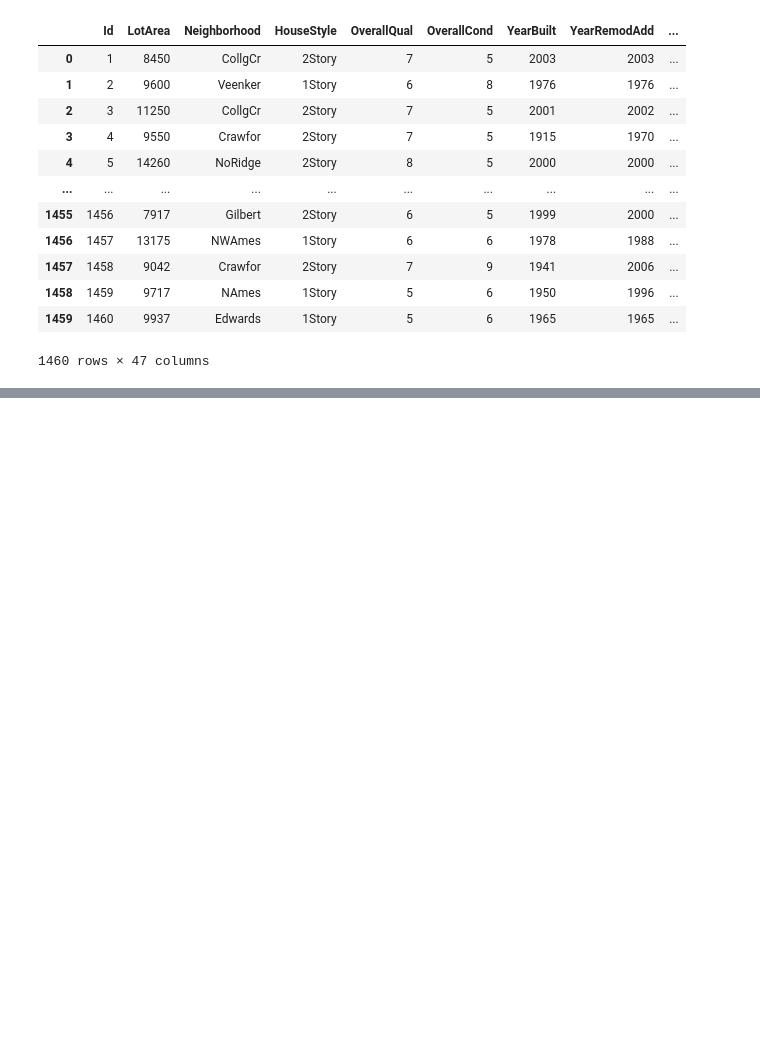
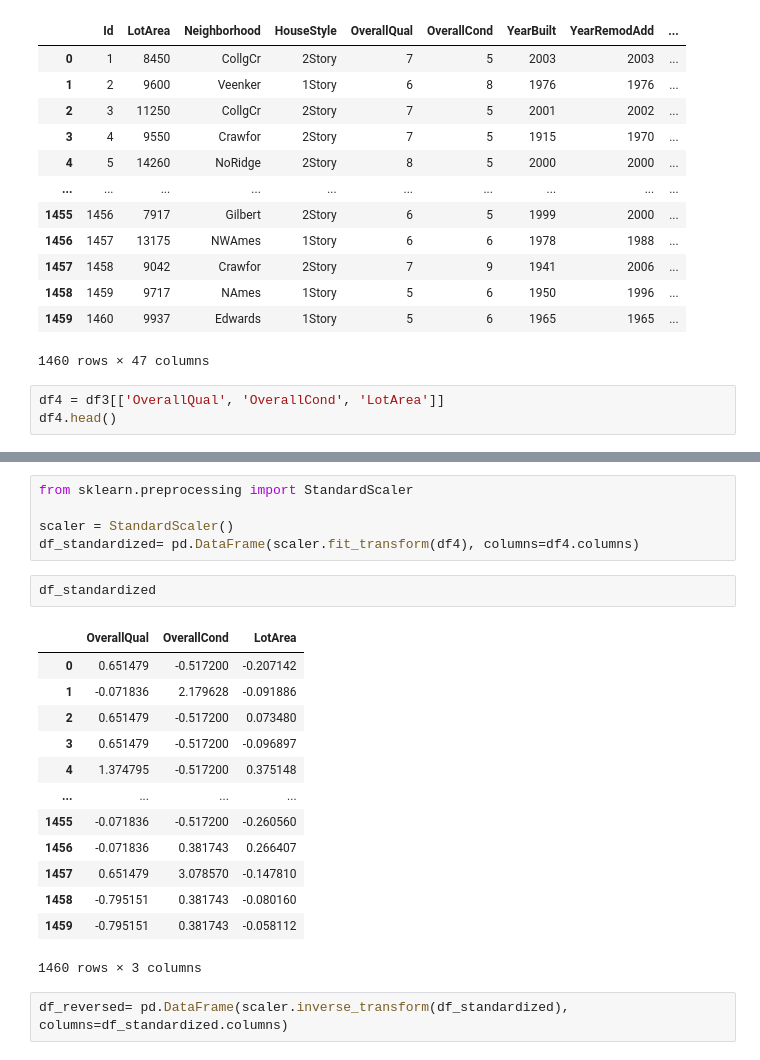
Before and after one commit to fatih-ml/House-price-prediction-ensemble-models-feature-engineering, a Jupyter notebook: miscallenaous.ipynb, the cells around one changed output, grey strips where cells are left out. Drawn from its saved outputs; the diff is of its cells as text; blank space fills up the shorter version.

```diff
--- a/miscallenaous.ipynb
+++ b/miscallenaous.ipynb
@@ -77,3 +77,6 @@ df3
 | 1458 | 1459 | 9717 | NAmes | 1Story | 5 | 6 | 1950 | 1996 | ... |
 | 1459 | 1460 | 9937 | Edwards | 1Story | 5 | 6 | 1965 | 1965 | ... |
 1460 rows × 47 columns
+# %%
+df4 = df3[['OverallQual', 'OverallCond', 'LotArea']]
+df4.head()
@@ -79,0 +97,23 @@ df3
+# %%
+from sklearn.preprocessing import StandardScaler
+
+scaler = StandardScaler()
+df_standardized= pd.DataFrame(scaler.fit_transform(df4), columns=df4.columns)
+# %%
+df_standardized
+# %% [output]
+|  | OverallQual | OverallCond | LotArea |
+| 0 | 0.651479 | -0.517200 | -0.207142 |
+| 1 | -0.071836 | 2.179628 | -0.091886 |
+| 2 | 0.651479 | -0.517200 | 0.073480 |
+| 3 | 0.651479 | -0.517200 | -0.096897 |
+| 4 | 1.374795 | -0.517200 | 0.375148 |
+| ... | ... | ... | ... |
+| 1455 | -0.071836 | -0.517200 | -0.260560 |
+| 1456 | -0.071836 | 0.381743 | 0.266407 |
+| 1457 | 0.651479 | 3.078570 | -0.147810 |
+| 1458 | -0.795151 | 0.381743 | -0.080160 |
+| 1459 | -0.795151 | 0.381743 | -0.058112 |
+1460 rows × 3 columns
+# %%
+df_reversed= pd.DataFrame(scaler.inverse_transform(df_standardized), columns=df_standardized.columns)
```
Also changed, not shown: parts of 3 cells of this notebook, 5 other files.
